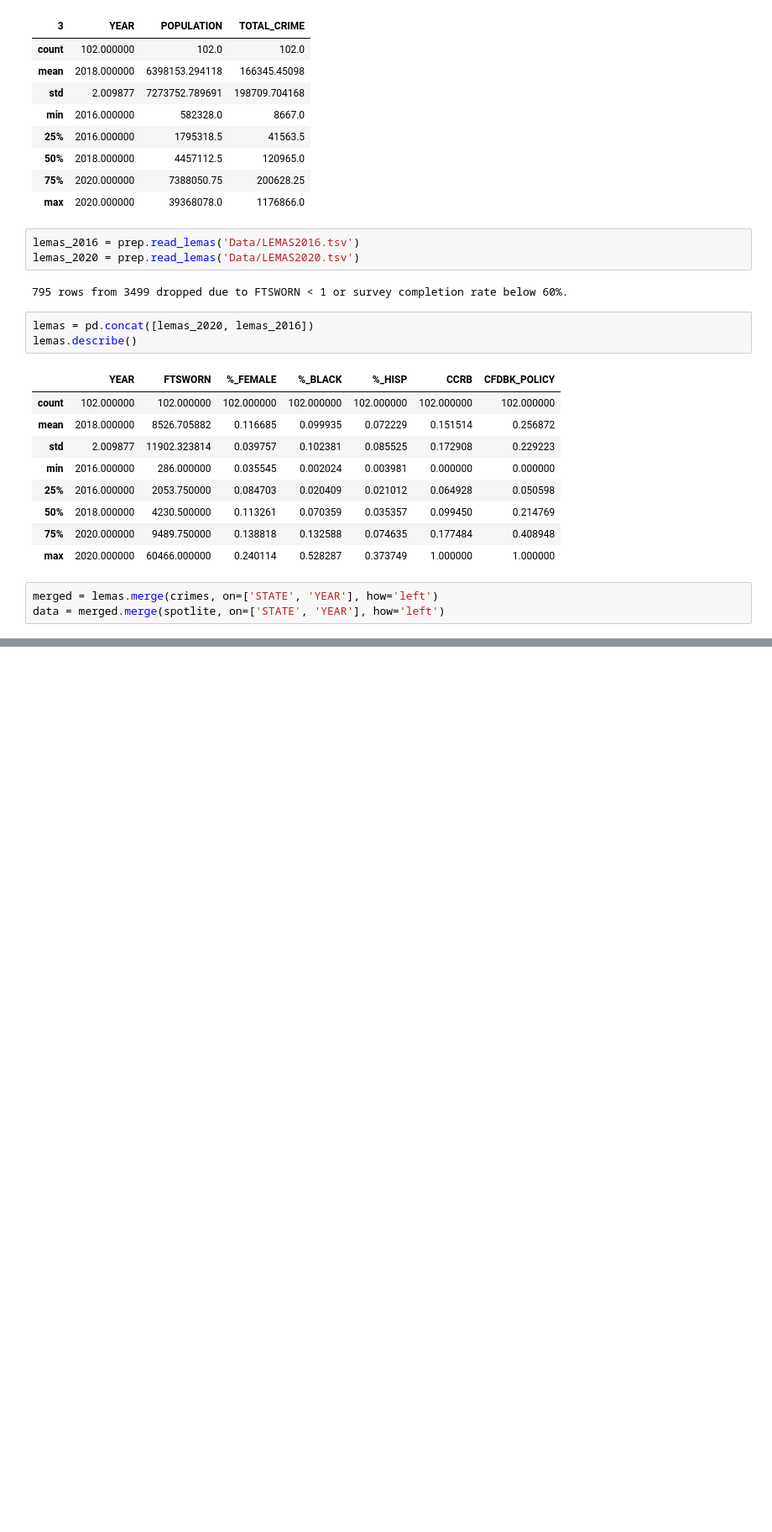
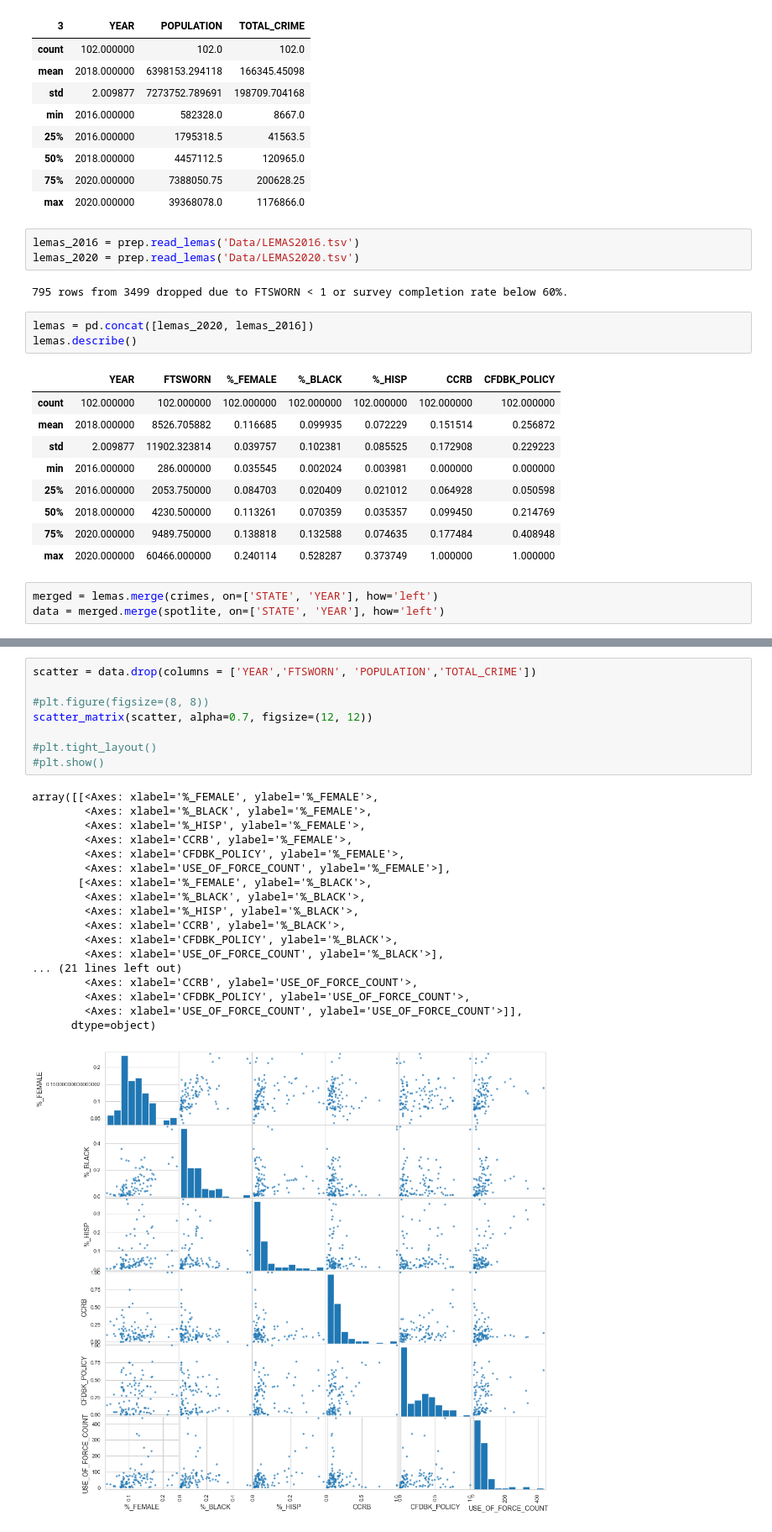
Before and after one commit to manuelarodr/IS597FinalProject, a Jupyter notebook: data_prep.ipynb, the cells around one changed output, grey strips where cells are left out. Shown at 84% size. Cells and saved outputs as stored; diff of their text form; blank space fills up the shorter version.

```diff
--- a/data_prep.ipynb
+++ b/data_prep.ipynb
@@ -65,0 +69,27 @@ data.describe()
+# %%
+scatter = data.drop(columns = ['YEAR','FTSWORN', 'POPULATION','TOTAL_CRIME'])
+
+#plt.figure(figsize=(8, 8))
+scatter_matrix(scatter, alpha=0.7, figsize=(12, 12))
+
+#plt.tight_layout()
+#plt.show()
+# %% [output]
+array([[<Axes: xlabel='%_FEMALE', ylabel='%_FEMALE'>,
+        <Axes: xlabel='%_BLACK', ylabel='%_FEMALE'>,
+        <Axes: xlabel='%_HISP', ylabel='%_FEMALE'>,
+        <Axes: xlabel='CCRB', ylabel='%_FEMALE'>,
+        <Axes: xlabel='CFDBK_POLICY', ylabel='%_FEMALE'>,
+        <Axes: xlabel='USE_OF_FORCE_COUNT', ylabel='%_FEMALE'>],
+       [<Axes: xlabel='%_FEMALE', ylabel='%_BLACK'>,
+        <Axes: xlabel='%_BLACK', ylabel='%_BLACK'>,
+        <Axes: xlabel='%_HISP', ylabel='%_BLACK'>,
+        <Axes: xlabel='CCRB', ylabel='%_BLACK'>,
+        <Axes: xlabel='CFDBK_POLICY', ylabel='%_BLACK'>,
+        <Axes: xlabel='USE_OF_FORCE_COUNT', ylabel='%_BLACK'>],
+... (21 lines left out)
+        <Axes: xlabel='CCRB', ylabel='USE_OF_FORCE_COUNT'>,
+        <Axes: xlabel='CFDBK_POLICY', ylabel='USE_OF_FORCE_COUNT'>,
+        <Axes: xlabel='USE_OF_FORCE_COUNT', ylabel='USE_OF_FORCE_COUNT'>]],
+      dtype=object)
+[figure, added]
```
Also changed, not shown: parts of 29 cells of this notebook.
